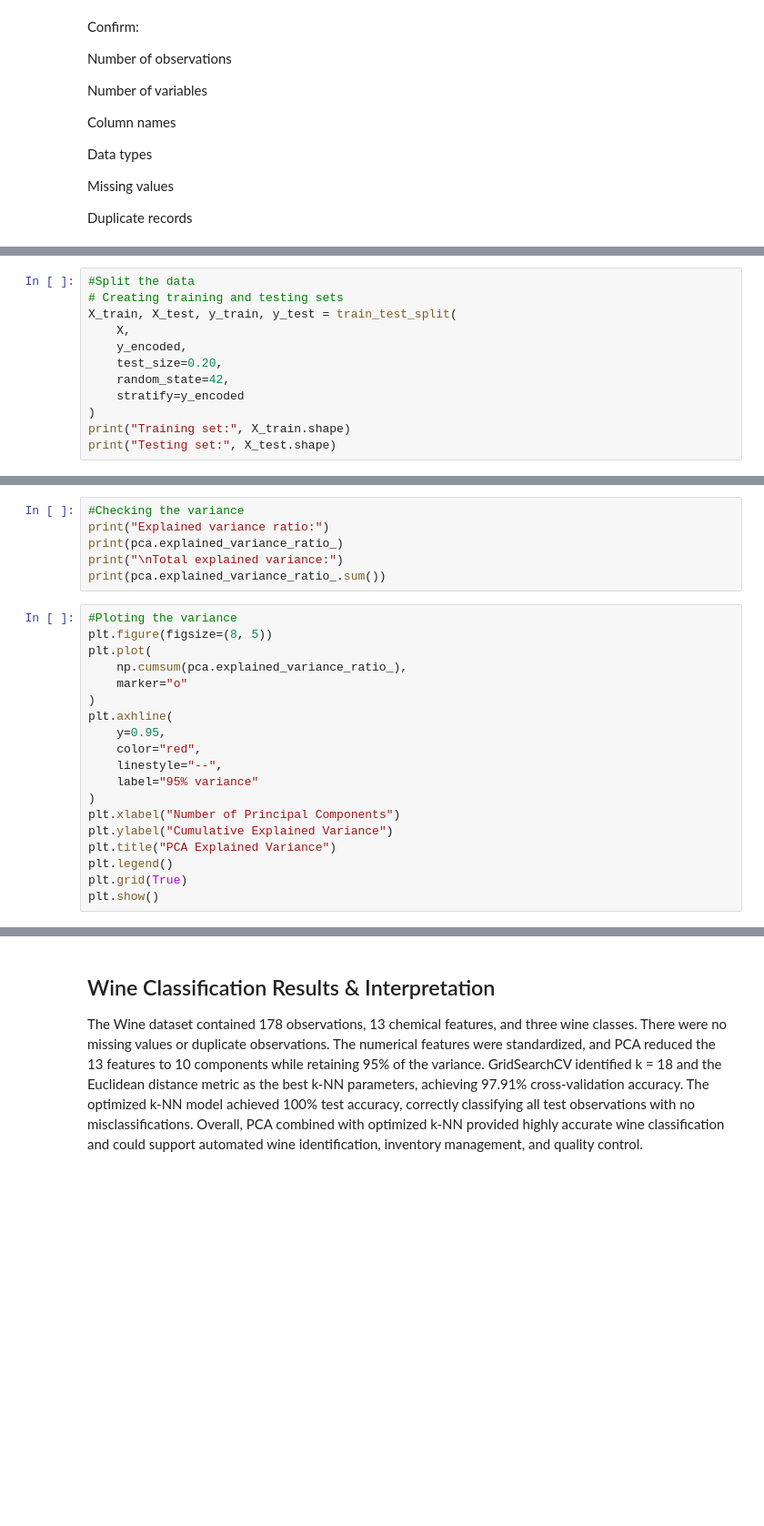
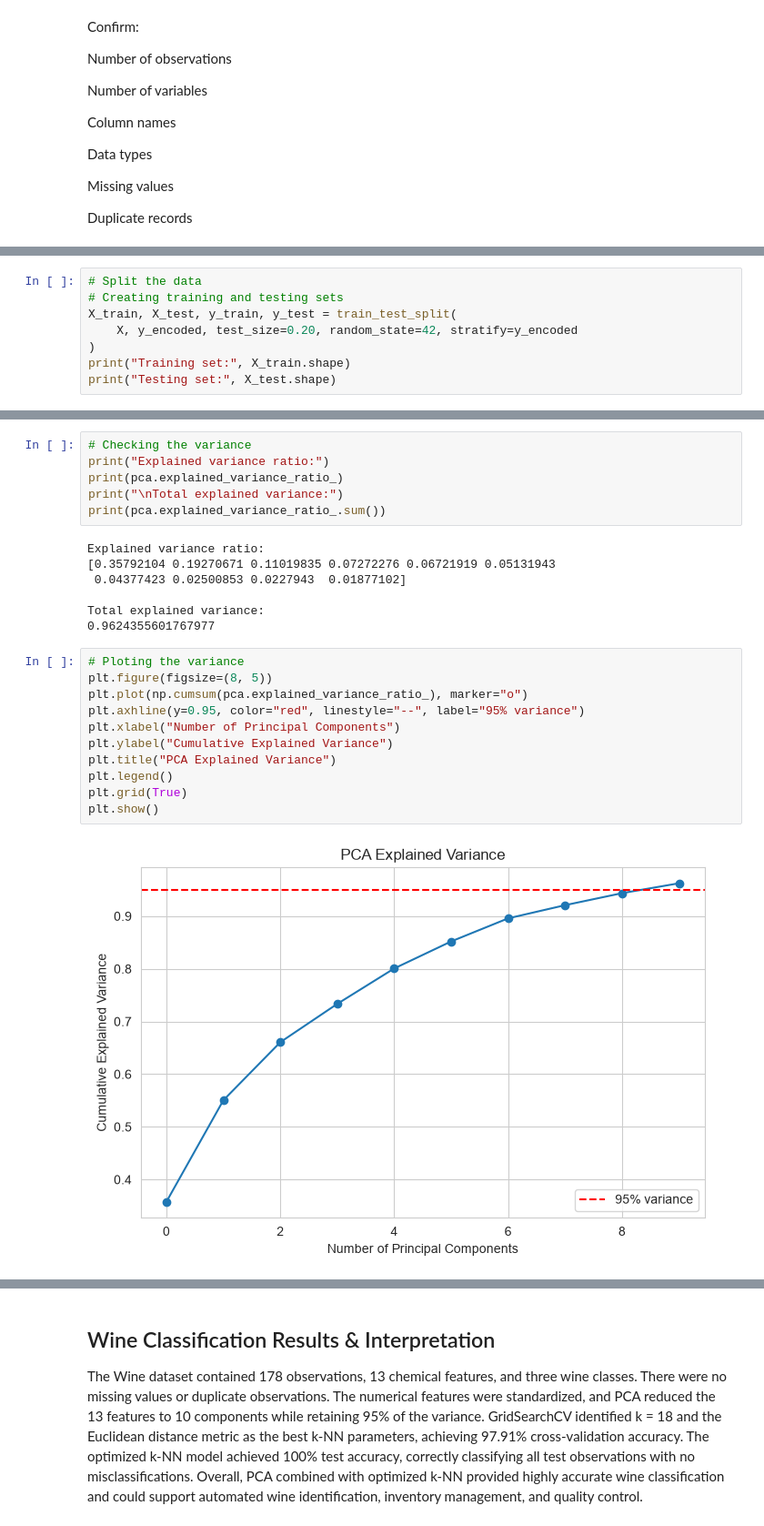
Before and after one commit to Francis1690/DataVine_Analytcs_Group_15_Lab, a Jupyter notebook: DataVine_Analytics_Summative_Lab.ipynb, the cells around one changed output, grey strips where cells are left out. Shown at 91% size. Drawn from its saved outputs; the diff is of its cells as text; blank space fills up the shorter version.

```diff
--- a/DataVine_Analytics_Summative_Lab.ipynb
+++ b/DataVine_Analytics_Summative_Lab.ipynb
@@ -202,12 +287,8 @@ X.describe().T
 # %%
-#Split the data
+# Split the data
 # Creating training and testing sets
 X_train, X_test, y_train, y_test = train_test_split(
-    X,
-    y_encoded,
-    test_size=0.20,
-    random_state=42,
-    stratify=y_encoded
+    X, y_encoded, test_size=0.20, random_state=42, stratify=y_encoded
 )
 print("Training set:", X_train.shape)
 print("Testing set:", X_test.shape)
@@ -227,26 +319,27 @@ print("PCA components:", X_train_pca.shape[1])
 # %%
-#Checking the variance
+# Checking the variance
 print("Explained variance ratio:")
 print(pca.explained_variance_ratio_)
 print("\nTotal explained variance:")
 print(pca.explained_variance_ratio_.sum())
+# %% [output]
+Explained variance ratio:
+[0.35792104 0.19270671 0.11019835 0.07272276 0.06721919 0.05131943
+ 0.04377423 0.02500853 0.0227943  0.01877102]
+
+Total explained variance:
+0.9624355601767977
 # %%
-#Ploting the variance
+# Ploting the variance
 plt.figure(figsize=(8, 5))
-plt.plot(
-    np.cumsum(pca.explained_variance_ratio_),
-    marker="o"
-)
-plt.axhline(
-    y=0.95,
-    color="red",
-    linestyle="--",
-    label="95% variance"
-)
+plt.plot(np.cumsum(pca.explained_variance_ratio_), marker="o")
+plt.axhline(y=0.95, color="red", linestyle="--", label="95% variance")
 plt.xlabel("Number of Principal Components")
 plt.ylabel("Cumulative Explained Variance")
 plt.title("PCA Explained Variance")
 plt.legend()
 plt.grid(True)
 plt.show()
+# %% [output]
+[figure, added]
 # %%
```
Also changed, not shown: parts of 44 cells of this notebook.
